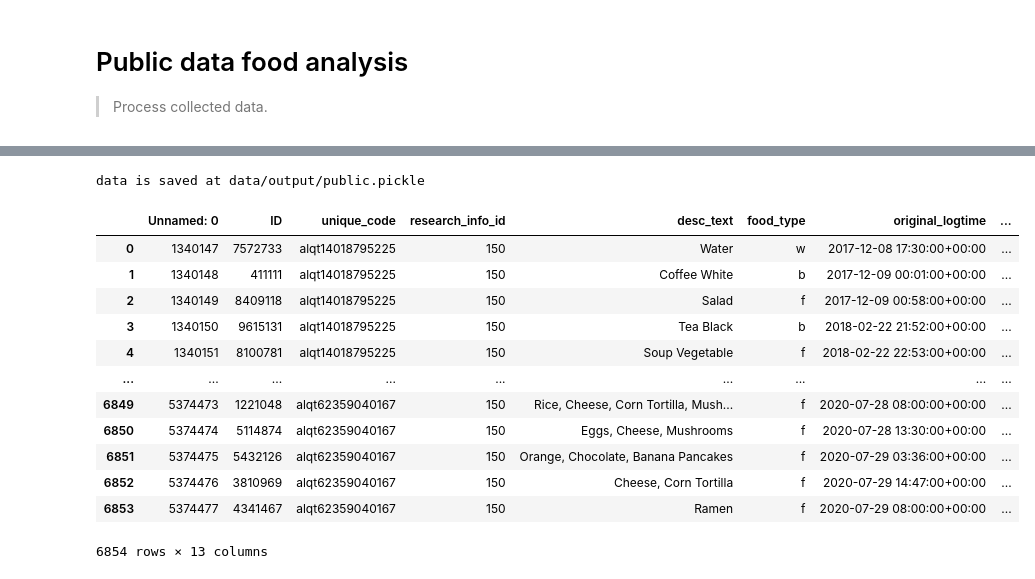
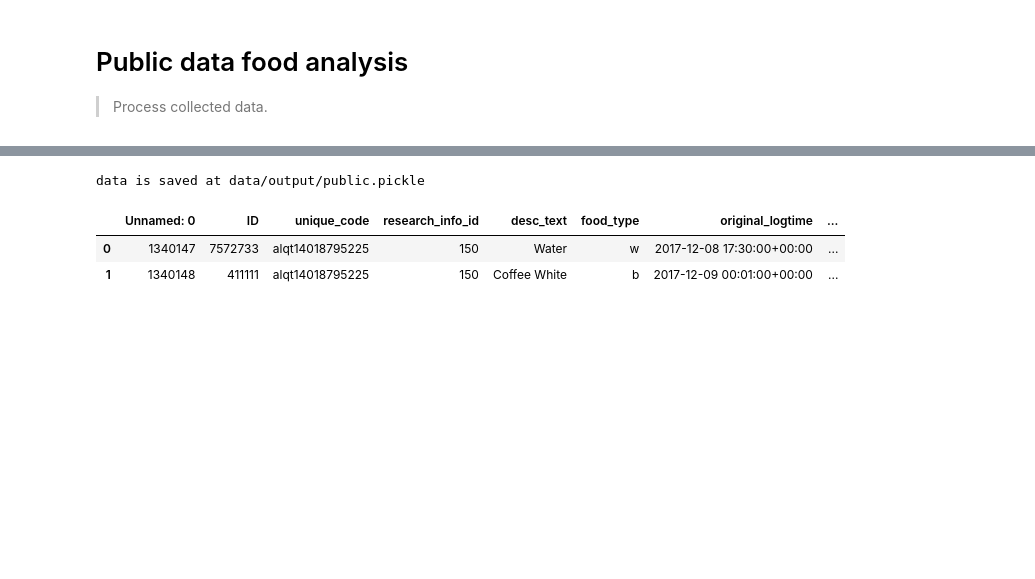
Before and after one commit to tktran11/treets, a Jupyter notebook: 00_core.ipynb, the cells around one changed output, grey strips where cells are left out. Cells and saved outputs as stored; diff of their text form; code cells hidden in the pictures; blank space fills up the shorter version.

```diff
--- a/00_core.ipynb
+++ b/00_core.ipynb
@@ -38,7 +27,7 @@ from collections import defaultdict
 #export
 def load_public_data(in_path, export = False, out_path = 'data/output/public.pickle'):
     """
-    Load public data and output processed data in pickle format.\n
+    Load original public data and output processed data in pickle format.\n
 
     Process include:\n
     1. Dropping 'foodimage_file_name' column.\n
@@ -110,22 +99,12 @@ def load_public_data(in_path, export = False, out_path = 'data/output/public.pic
 
     return public_all
 # %%
-load_public_data('data/test_food_details.csv',export=True)
+load_public_data('data/test_food_details.csv',export=True).head(2)
 # %% [output]
 data is saved at data/output/public.pickle
 |  | Unnamed: 0 | ID | unique_code | research_info_id | desc_text | food_type | original_logtime | ... |
 | 0 | 1340147 | 7572733 | alqt14018795225 | 150 | Water | w | 2017-12-08 17:30:00+00:00 | ... |
 | 1 | 1340148 | 411111 | alqt14018795225 | 150 | Coffee White | b | 2017-12-09 00:01:00+00:00 | ... |
-| 2 | 1340149 | 8409118 | alqt14018795225 | 150 | Salad | f | 2017-12-09 00:58:00+00:00 | ... |
-| 3 | 1340150 | 9615131 | alqt14018795225 | 150 | Tea Black | b | 2018-02-22 21:52:00+00:00 | ... |
-| 4 | 1340151 | 8100781 | alqt14018795225 | 150 | Soup Vegetable | f | 2018-02-22 22:53:00+00:00 | ... |
-| ... | ... | ... | ... | ... | ... | ... | ... | ... |
-| 6849 | 5374473 | 1221048 | alqt62359040167 | 150 | Rice, Cheese, Corn Tortilla, Mush... | f | 2020-07-28 08:00:00+00:00 | ... |
-| 6850 | 5374474 | 5114874 | alqt62359040167 | 150 | Eggs, Cheese, Mushrooms | f | 2020-07-28 13:30:00+00:00 | ... |
-| 6851 | 5374475 | 5432126 | alqt62359040167 | 150 | Orange, Chocolate, Banana Pancakes | f | 2020-07-29 03:36:00+00:00 | ... |
-| 6852 | 5374476 | 3810969 | alqt62359040167 | 150 | Cheese, Corn Tortilla | f | 2020-07-29 14:47:00+00:00 | ... |
-| 6853 | 5374477 | 4341467 | alqt62359040167 | 150 | Ramen | f | 2020-07-29 08:00:00+00:00 | ... |
-6854 rows × 13 columns
 # %%
 #export
 def prepare_baseline_and_intervention_usable_data(in_path,
```
Also changed, not shown: parts of 21 cells of this notebook, 3 other files.
